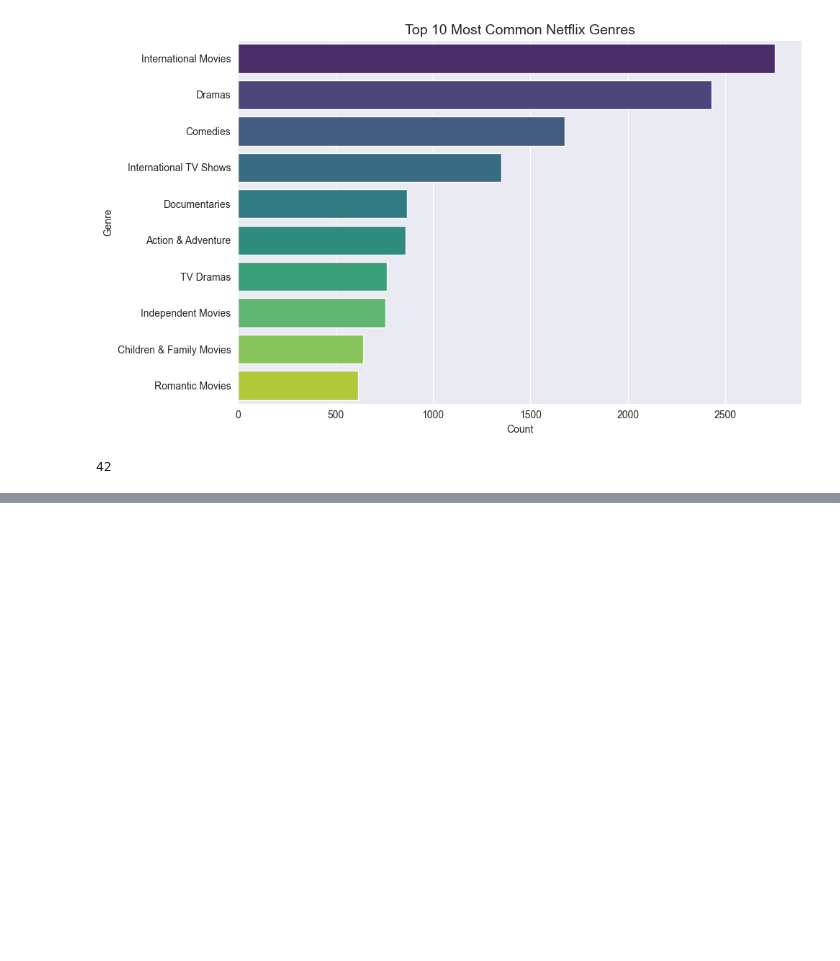
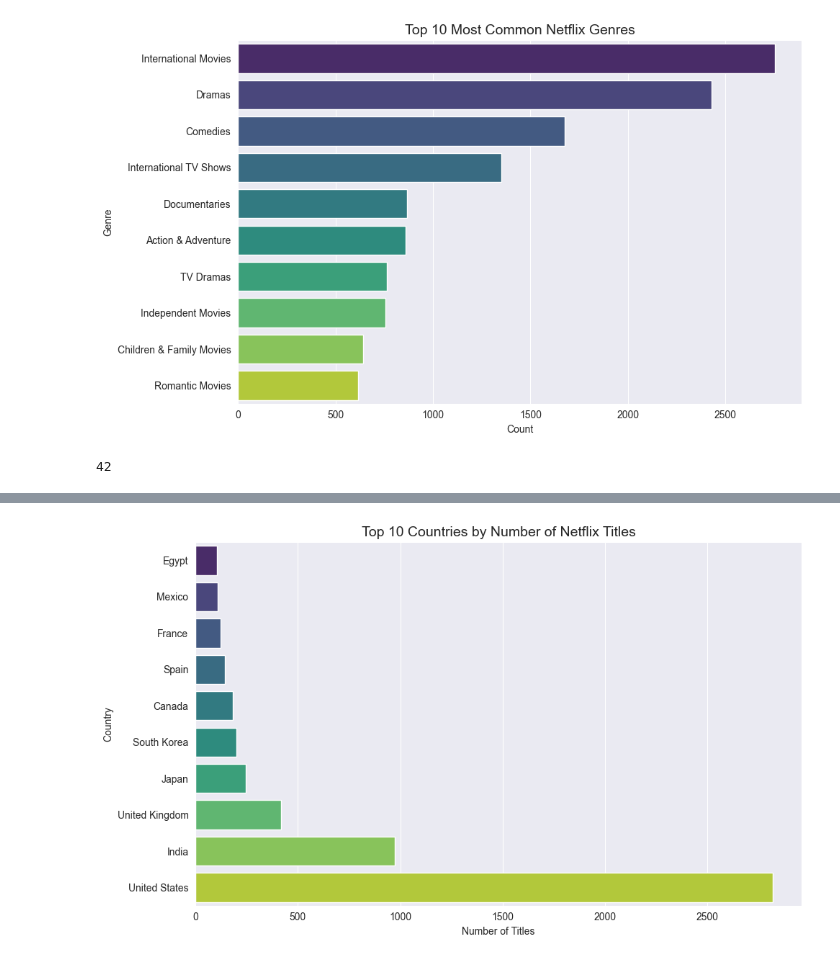
Before and after one commit to mcompass11/kdot-netflix-sql, a Jupyter notebook: notebooks/kdot_netflix_sql.ipynb, the cells around one changed output, grey strips where cells are left out. Cells and saved outputs as stored; diff of their text form; code cells hidden in the pictures; blank space fills up the shorter version.

Commit message:
Added a couple of more queries and another visual

```diff
--- a/notebooks/kdot_netflix_sql.ipynb
+++ b/notebooks/kdot_netflix_sql.ipynb
@@ -146,0 +183,4 @@ genre_counts.to_sql('normalized_genre_counts', conn, if_exists='replace', index=
+# %%
+#Reloading table
+conn = sqlite3.connect('kdot_netflix_data.db')
+df.to_sql('kdot_netflix_data', conn, if_exists='replace', index=False)
@@ -146,0 +241,32 @@ genre_counts.to_sql('normalized_genre_counts', conn, if_exists='replace', index=
+# %%
+#Common Table Expression(CTE) for top countries by volume
+sql = """
+    WITH country_counts AS (
+        SELECT country, COUNT(*) AS total
+        FROM kdot_netflix_data
+        WHERE country IS NOT NULL AND country <> ''
+        GROUP BY country
+    )
+    SELECT country, total
+    FROM country_counts
+    ORDER BY total DESC
+    LIMIT 10;
+"""
+country_top10 = pd.read_sql_query(sql, conn)
+# %%
+#Adding visual showing top 5
+
+plot_df = country_top10.sort_values('total', ascending=True).copy()
+
+plt.figure(figsize=(10, 6))
+sns.barplot(data=plot_df, y='country', x='total',hue='country', palette='viridis')
+
+#Adding labels and title
+plt.title('Top 10 Countries by Number of Netflix Titles', fontsize=14)
+plt.xlabel('Number of Titles')
+plt.ylabel('Country')
+plt.tight_layout()
+plt.savefig('../images/top_countries_by_volume.png', bbox_inches='tight', dpi=300)
+plt.show()
+# %% [output]
+[figure, added]
```
Also changed, not shown: parts of 8 cells of this notebook, 2 other files.
